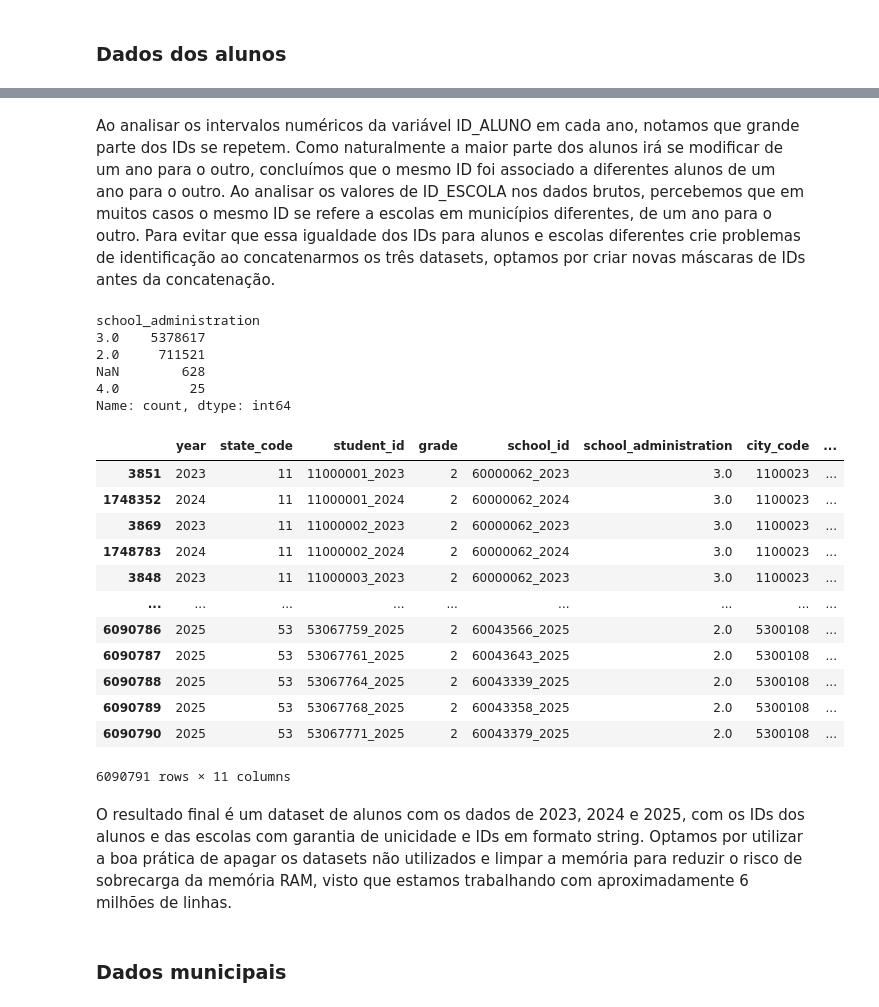
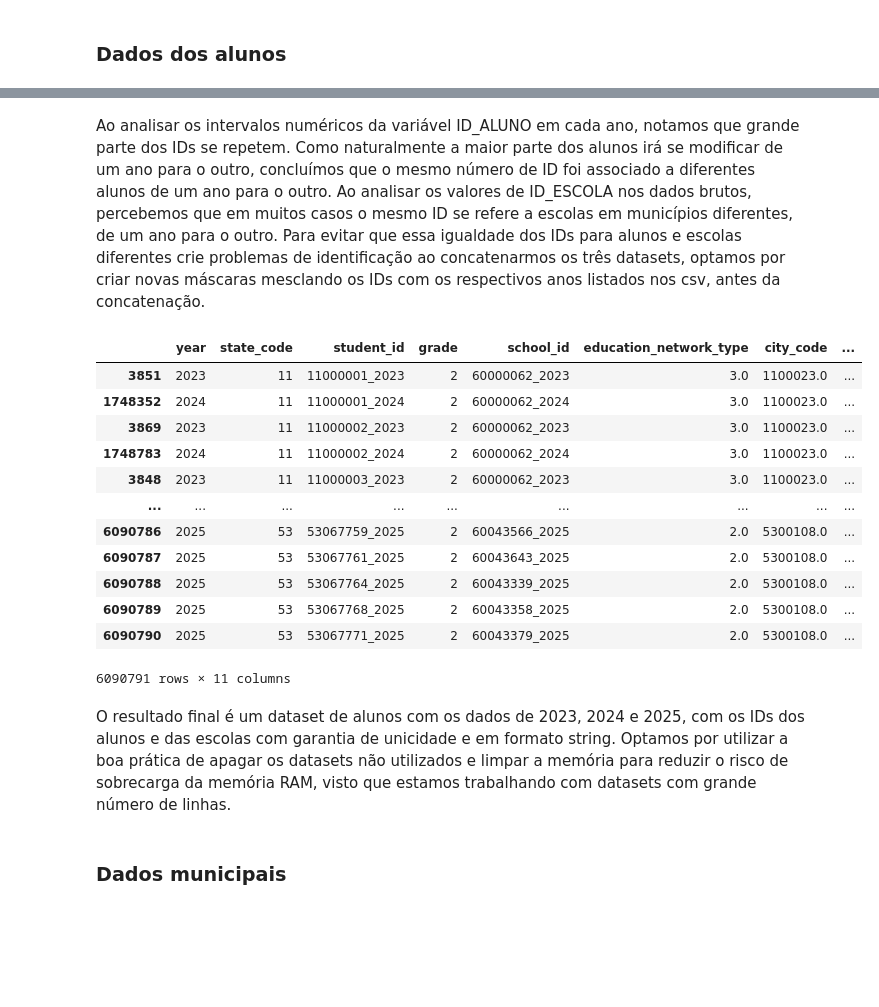
Before and after one commit to 1IAST-G29/tech-challenge-fase3, a Jupyter notebook: src/data/notebooks/eda.ipynb, the cells around one changed output, grey strips where cells are left out. Cells and saved outputs as stored; diff of their text form; code cells hidden in the pictures; blank space fills up the shorter version.

```diff
--- a/src/data/notebooks/eda.ipynb
+++ b/src/data/notebooks/eda.ipynb
@@ -73,5 +50,5 @@ students2025.describe()
 | 75% | 2025.0 | 3.500000e+01 | 3.544890e+07 | 2.0 | 6.003276e+07 | 3.000000e+00 | 3.556206e+06 | ... |
 | max | 2025.0 | 5.300000e+01 | 5.306777e+07 | 2.0 | 6.004364e+07 | 3.000000e+00 | 5.300108e+06 | ... |
 # %% [markdown]
-Ao analisar os intervalos numéricos da variável ID_ALUNO em cada ano, notamos que grande parte dos IDs se repetem. Como naturalmente a maior parte dos alunos irá se modificar de um ano para o outro, concluímos que o mesmo ID foi associado a diferentes alunos de um ano para o outro. Ao analisar os valores de ID_ESCOLA nos dados brutos, percebemos que em muitos casos o mesmo ID se refere a escolas em municípios diferentes, de um ano para o outro. Para evitar que essa igualdade dos IDs para alunos e escolas diferentes crie problemas de identificação ao concatenarmos os três datasets, optamos por criar novas máscaras de IDs antes da concatenação.
+Ao analisar os intervalos numéricos da variável ID_ALUNO em cada ano, notamos que grande parte dos IDs se repetem. Como naturalmente a maior parte dos alunos irá se modificar de um ano para o outro, concluímos que o mesmo número de ID foi associado a diferentes alunos de um ano para o outro. Ao analisar os valores de ID_ESCOLA nos dados brutos, percebemos que em muitos casos o mesmo ID se refere a escolas em municípios diferentes, de um ano para o outro. Para evitar que essa igualdade dos IDs para alunos e escolas diferentes crie problemas de identificação ao concatenarmos os três datasets, optamos por criar novas máscaras mesclando os IDs com os respectivos anos listados nos csv, antes da concatenação.
 # %%
@@ -97,7 +74,7 @@ students_columns = {
     'ID_ALUNO': 'student_id',
     'TP_SERIE': 'grade',
     'ID_ESCOLA': 'school_id',
-    'TP_DEPENDENCIA': 'school_administration',
+    'TP_DEPENDENCIA': 'education_network_type',
     'CO_MUNICIPIO': 'city_code',
     'IN_PRESENCA_LP': 'student_is_present_exam',
     'VL_PESO_ALUNO_LP': 'student_exam_weight',
@@ -106,35 +83,25 @@ students_columns = {
 }
 
 all_students = all_students[list(students_columns.keys())].rename(columns=students_columns)
-# %%
-all_students['school_administration'].value_counts(dropna=False)
-# %% [output]
-school_administration
-3.0    5378617
-2.0     711521
-NaN        628
-4.0         25
-Name: count, dtype: int64
 # %%
 all_students.sort_values(by=['student_id', 'year'], ascending=[True, True], inplace=True)
-all_students['city_code'] = all_students['city_code'].astype('Int64').astype(str).str.strip()
 all_students
 # %% [output]
-|  | year | state_code | student_id | grade | school_id | school_administration | city_code | ... |
-| 3851 | 2023 | 11 | 11000001_2023 | 2 | 60000062_2023 | 3.0 | 1100023 | ... |
-| 1748352 | 2024 | 11 | 11000001_2024 | 2 | 60000062_2024 | 3.0 | 1100023 | ... |
-| 3869 | 2023 | 11 | 11000002_2023 | 2 | 60000062_2023 | 3.0 | 1100023 | ... |
-| 1748783 | 2024 | 11 | 11000002_2024 | 2 | 60000062_2024 | 3.0 | 1100023 | ... |
-| 3848 | 2023 | 11 | 11000003_2023 | 2 | 60000062_2023 | 3.0 | 1100023 | ... |
+|  | year | state_code | student_id | grade | school_id | education_network_type | city_code | ... |
+| 3851 | 2023 | 11 | 11000001_2023 | 2 | 60000062_2023 | 3.0 | 1100023.0 | ... |
+| 1748352 | 2024 | 11 | 11000001_2024 | 2 | 60000062_2024 | 3.0 | 1100023.0 | ... |
+| 3869 | 2023 | 11 | 11000002_2023 | 2 | 60000062_2023 | 3.0 | 1100023.0 | ... |
+| 1748783 | 2024 | 11 | 11000002_2024 | 2 | 60000062_2024 | 3.0 | 1100023.0 | ... |
+| 3848 | 2023 | 11 | 11000003_2023 | 2 | 60000062_2023 | 3.0 | 1100023.0 | ... |
 | ... | ... | ... | ... | ... | ... | ... | ... | ... |
-| 6090786 | 2025 | 53 | 53067759_2025 | 2 | 60043566_2025 | 2.0 | 5300108 | ... |
-| 6090787 | 2025 | 53 | 53067761_2025 | 2 | 60043643_2025 | 2.0 | 5300108 | ... |
-| 6090788 | 2025 | 53 | 53067764_2025 | 2 | 60043339_2025 | 2.0 | 5300108 | ... |
-| 6090789 | 2025 | 53 | 53067768_2025 | 2 | 60043358_2025 | 2.0 | 5300108 | ... |
-| 6090790 | 2025 | 53 | 53067771_2025 | 2 | 60043379_2025 | 2.0 | 5300108 | ... |
+| 6090786 | 2025 | 53 | 53067759_2025 | 2 | 60043566_2025 | 2.0 | 5300108.0 | ... |
+| 6090787 | 2025 | 53 | 53067761_2025 | 2 | 60043643_2025 | 2.0 | 5300108.0 | ... |
+| 6090788 | 2025 | 53 | 53067764_2025 | 2 | 60043339_2025 | 2.0 | 5300108.0 | ... |
+| 6090789 | 2025 | 53 | 53067768_2025 | 2 | 60043358_2025 | 2.0 | 5300108.0 | ... |
+| 6090790 | 2025 | 53 | 53067771_2025 | 2 | 60043379_2025 | 2.0 | 5300108.0 | ... |
 6090791 rows × 11 columns
 # %% [markdown]
-O resultado final é um dataset de alunos com os dados de 2023, 2024 e 2025, com os IDs dos alunos e das escolas com garantia de unicidade e IDs em formato string. Optamos por utilizar a boa prática de apagar os datasets não utilizados e limpar a memória para reduzir o risco de sobrecarga da memória RAM, visto que estamos trabalhando com aproximadamente 6 milhões de linhas.
+O resultado final é um dataset de alunos com os dados de 2023, 2024 e 2025, com os IDs dos alunos e das escolas com garantia de unicidade e em formato string. Optamos por utilizar a boa prática de apagar os datasets não utilizados e limpar a memória para reduzir o risco de sobrecarga da memória RAM, visto que estamos trabalhando com datasets com grande número de linhas.
 # %% [markdown]
 ### Dados municipais
 # %%
```
Also changed, not shown: parts of 19 cells of this notebook.
